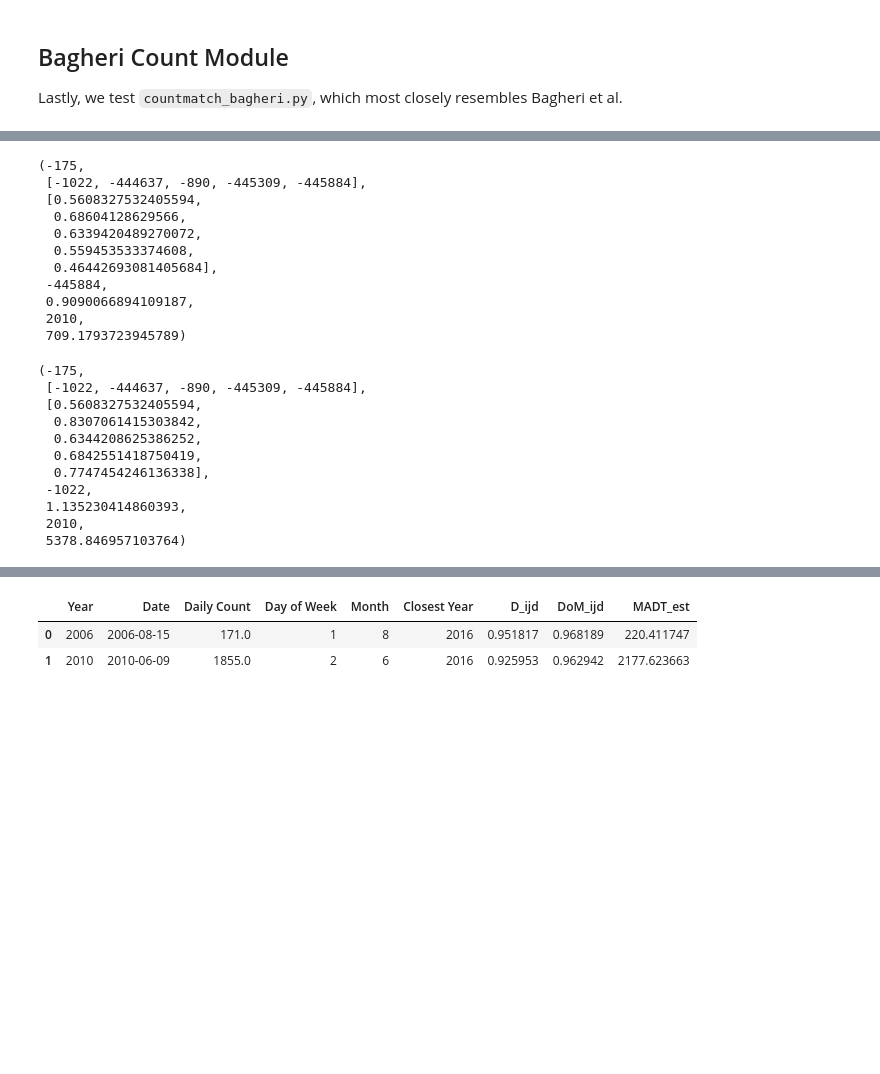
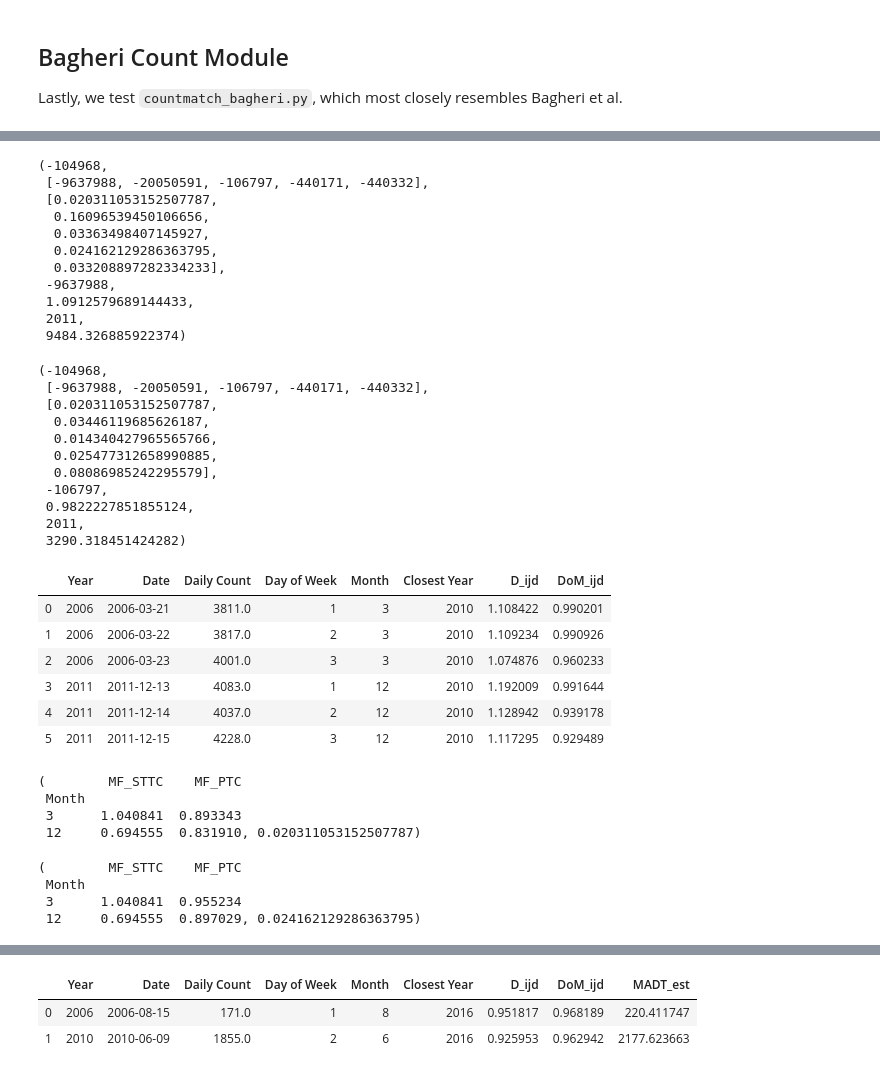
Before and after one commit to CityofToronto/bdit_traffic_prophet, a Jupyter notebook: development_notebooks/CountmatchDev4-FunctionTests.ipynb, the cells around one changed output, grey strips where cells are left out. Cells and saved outputs as stored; diff of their text form; code cells hidden in the pictures; blank space fills up the shorter version.

```diff
--- a/development_notebooks/CountmatchDev4-FunctionTests.ipynb
+++ b/development_notebooks/CountmatchDev4-FunctionTests.ipynb
@@ -165,31 +155,46 @@ importlib.reload(cmb)
 # %%
 # Process nearest PTC comparisons to estimate AADT for each STTC.
 cmb.get_aadt_estimate_for_sttc(
-    rdr_bag.sttcs[-175], rdr_bag.ptcs, nb, 2019, cmb.estimate_mse)
+    rdr_bag.sttcs[-104968], rdr_bag.ptcs, nb, 2019, cmb.estimate_mse)
 # %% [output]
-(-175,
- [-1022, -444637, -890, -445309, -445884],
- [0.5608327532405594,
-  0.68604128629566,
-  0.6339420489270072,
-  0.559453533374608,
-  0.46442693081405684],
- -445884,
- 0.9090066894109187,
- 2010,
- 709.1793723945789)
+(-104968,
+ [-9637988, -20050591, -106797, -440171, -440332],
+ [0.020311053152507787,
+  0.16096539450106656,
+  0.03363498407145927,
+  0.024162129286363795,
+  0.033208897282334233],
+ -9637988,
+ 1.0912579689144433,
+ 2011,
+ 9484.326885922374)
 # %%
 cmh.get_aadt_estimate_for_sttc(
-    rdr_bag.sttcs[-175], rdr_bag.ptcs, nb, 2019)
+    rdr_bag.sttcs[-104968], rdr_bag.ptcs, nb, 2019)
 # %% [output]
-(-175,
- [-1022, -444637, -890, -445309, -445884],
- [0.5608327532405594,
-  0.8307061415303842,
-  0.6344208625386252,
-  0.6842551418750419,
-  0.7747454246136338],
- -1022,
- 1.135230414860393,
- 2010,
- 5378.846957103764)
+(-104968,
+ [-9637988, -20050591, -106797, -440171, -440332],
+ [0.020311053152507787,
+  0.03446119685626187,
+  0.014340427965565766,
+  0.025477312658990885,
+  0.08086985242295579],
+ -106797,
+ 0.9822227851855124,
+ 2011,
+ 3290.318451424282)
+# %%
+ptc_match = cmh.get_ptc_match(rdr_bag.sttcs[-104968], rdr_bag.ptcs[-9637988])
+# mses.append((ptc.count_id,) +
+#             estimate_mse(ptc_match, ptc, want_year,
+#                          ptc.growth_factor))
+# %%
+ptc_match
+# %% [output]
+|  | Year | Date | Daily Count | Day of Week | Month | Closest Year | D_ijd | DoM_ijd |
+| 0 | 2006 | 2006-03-21 | 3811.0 | 1 | 3 | 2010 | 1.108422 | 0.990201 |
+| 1 | 2006 | 2006-03-22 | 3817.0 | 2 | 3 | 2010 | 1.109234 | 0.990926 |
+| 2 | 2006 | 2006-03-23 | 4001.0 | 3 | 3 | 2010 | 1.074876 | 0.960233 |
+| 3 | 2011 | 2011-12-13 | 4083.0 | 1 | 12 | 2010 | 1.192009 | 0.991644 |
+| 4 | 2011 | 2011-12-14 | 4037.0 | 2 | 12 | 2010 | 1.128942 | 0.939178 |
+| 5 | 2011 | 2011-12-15 | 4228.0 | 3 | 12 | 2010 | 1.117295 | 0.929489 |
@@ -195,0 +224,14 @@ cmh.get_aadt_estimate_for_sttc(
+# %%
+check_errs(madt_est, rdr_bag.ptcs[-9637988])
+# %% [output]
+(        MF_STTC    MF_PTC
+ Month
+ 3      1.040841  0.893343
+ 12     0.694555  0.831910, 0.020311053152507787)
+# %%
+check_errs(madt_est, rdr_bag.ptcs[-440171])
+# %% [output]
+(        MF_STTC    MF_PTC
+ Month
+ 3      1.040841  0.955234
+ 12     0.694555  0.897029, 0.024162129286363795)
```
Also changed, not shown: parts of 30 cells of this notebook, 3 other files.
